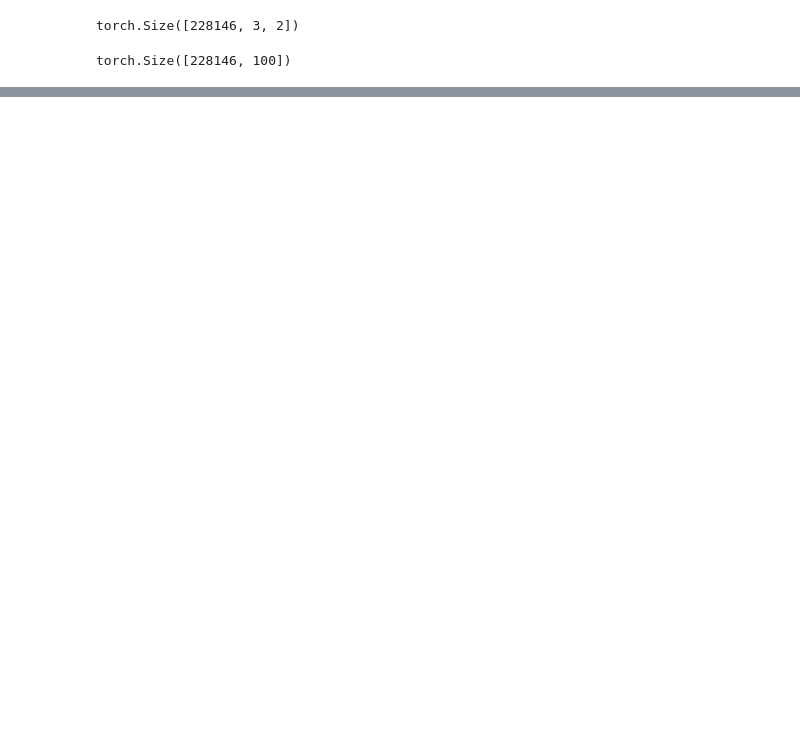
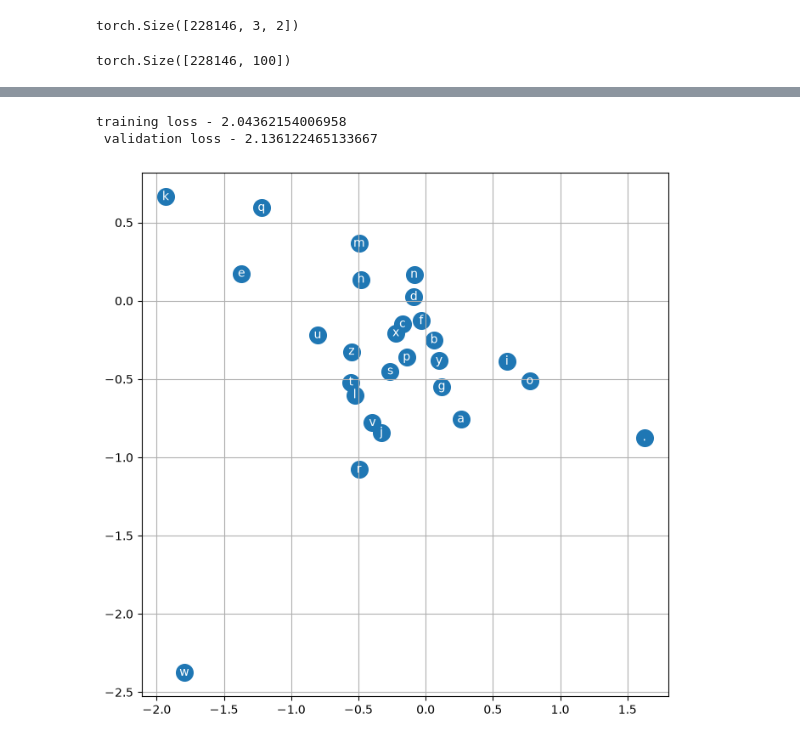
Before and after one commit to RaghavapriyanSaravanapriyan/picomake, a Jupyter notebook: mlp.ipynb, the cells around one changed output, grey strips where cells are left out. Saved outputs shown, nothing was run; the diff lists cells and outputs as text; code cells hidden in the pictures; blank space fills up the shorter version.

```diff
--- a/mlp.ipynb
+++ b/mlp.ipynb
@@ -181,8 +184,8 @@ torch.Size([228146, 3, 2])
 
 # incoming dims = torch.Size([228146, 3, 2])
 
-W1 = torch.randn((6, 100)) # 6,100 wants to get multiplied to torch.Size([5, 3, 2]) first word say
-b1 = torch.randn(100)
+W1 = torch.randn((6, 100), generator=g) # 6,100 wants to get multiplied to torch.Size([5, 3, 2]) first word say
+b1 = torch.randn(100, generator=g)
 
 
 # we can do torch.cat([emb[:,0,:], emb[:,1,:], emb[:,2,:]], 1) or
@@ -215,0 +213,13 @@ torch.Size([228146, 27])
+# %%
+# compare with Y tensor and creating negative average log loss
+
+# Y[0] is the stuff we need to predict for, and  probs[torch.arange(228146), Y] returns the probability assigned to it before training
+
+# probs = h2/h2.sum(1, keepdim=True)
+# probs[:2]
+# loss = -(probs[torch.arange(228146), Y]).log().mean()
+
+# but lets use cross-entropy from torch.nn.functional
+
+loss = F.cross_entropy(logits, Y)
+loss
@@ -215,0 +300,28 @@ torch.Size([228146, 27])
+# %%
+# validation tests
+
+emb = C[Xtr] # (32, 3, 2)
+h = torch.tanh(emb.view(-1, 30) @ W1 + b1) # (32, 100)
+logits = h @ W2 + b2 # (32, 27)
+losstrain = F.cross_entropy(logits, Ytr)
+
+emb = C[Xdev] # (32, 3, 2)
+h = torch.tanh(emb.view(-1, 30) @ W1 + b1) # (32, 100)
+logits = h @ W2 + b2 # (32, 27)
+lossval = F.cross_entropy(logits, Ydev)
+
+# if nearly same, our network is underfitting. scaling up the model.
+print(f"training loss - {losstrain}\n validation loss - {lossval}")
+# %% [output]
+training loss - 2.04362154006958
+ validation loss - 2.136122465133667
+# %%
+# visualise embeddings in 2d
+
+plt.figure(figsize=(8,8))
+plt.scatter(C[:,0].data, C[:,1].data, s=200)
+for i in range(C.shape[0]):
+    plt.text(C[i,0].item(), C[i,1].item(), itos[i], ha="center", va="center", color='white')
+plt.grid('minor')
+# %% [output]
+[figure, added]
```
Also changed, not shown: parts of 13 cells of this notebook.
